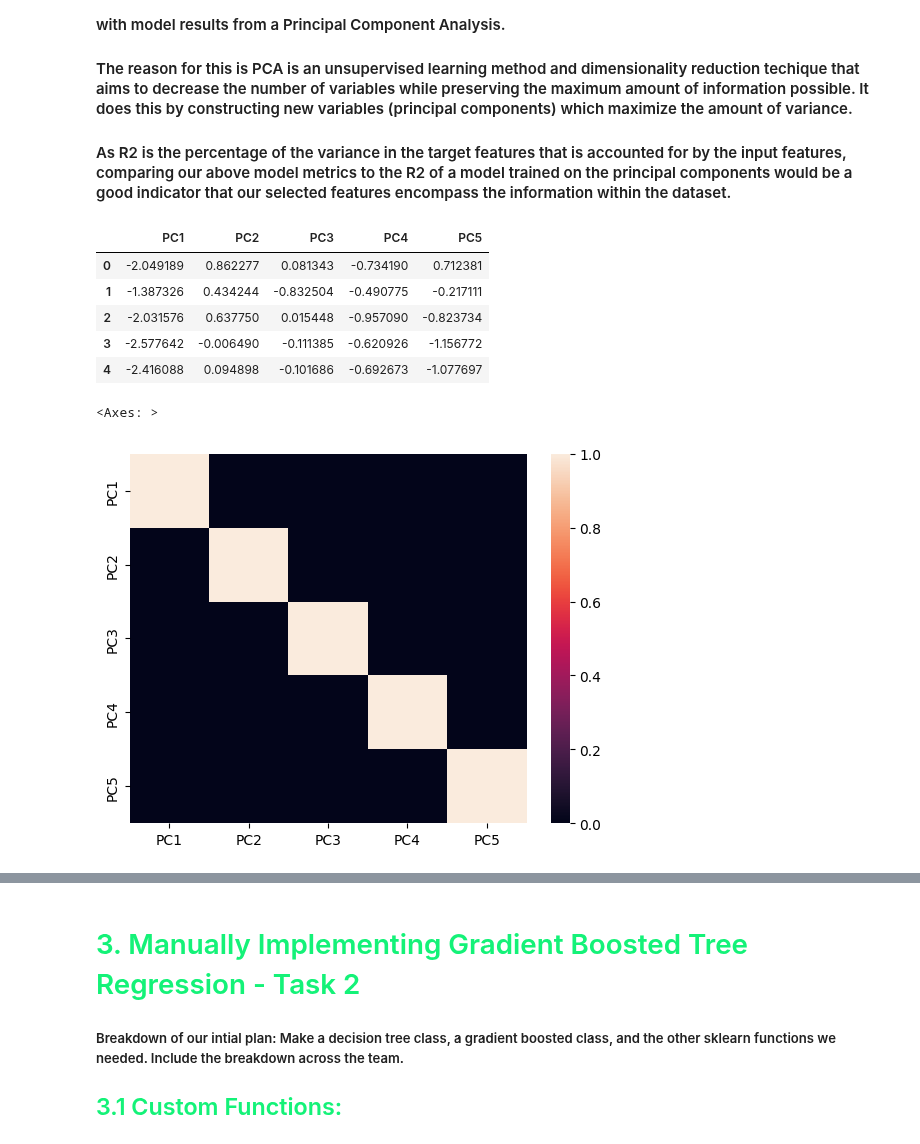
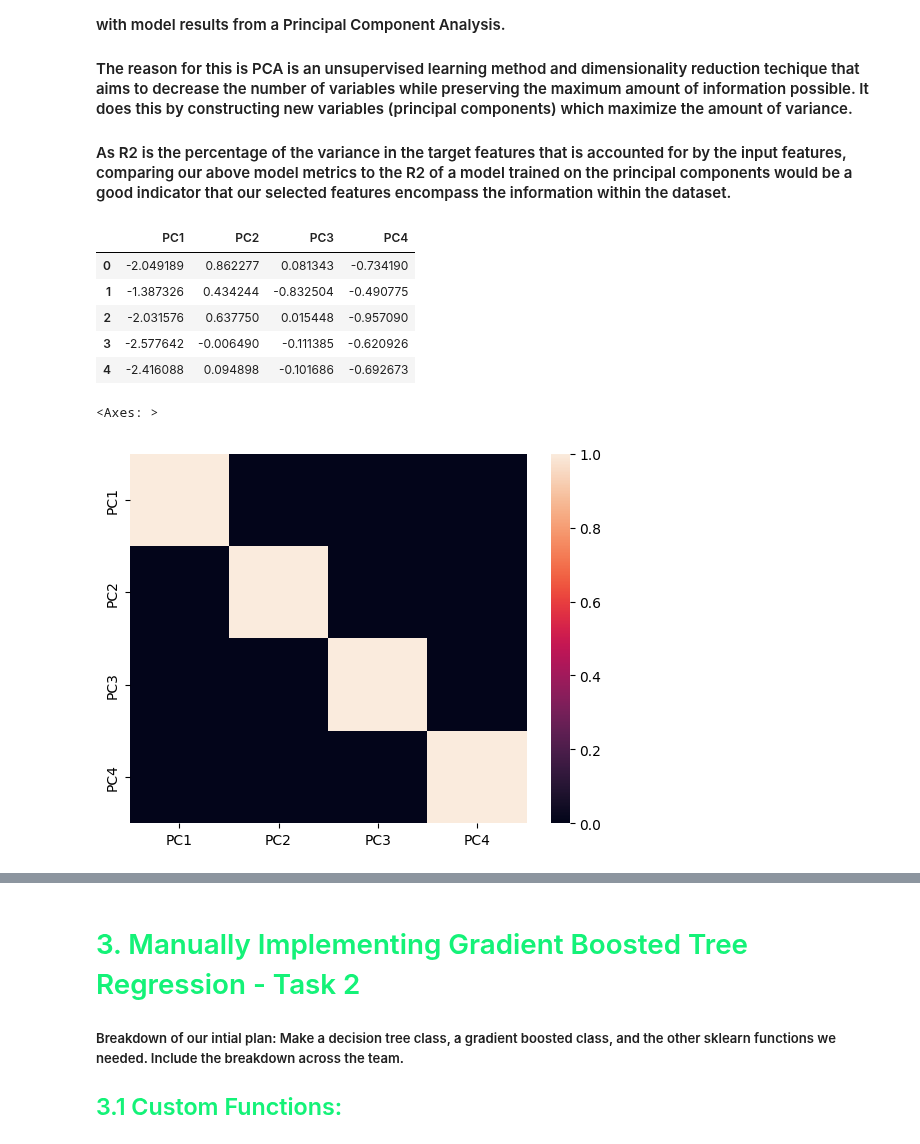
Before and after one commit to emmabland/JPM-Team-Yang, a Jupyter notebook: Final_Presentation.ipynb, the cells around one changed output, grey strips where cells are left out. Cells and saved outputs as stored; diff of their text form; code cells hidden in the pictures.

```diff
--- a/Final_Presentation.ipynb
+++ b/Final_Presentation.ipynb
@@ -236,34 +236,34 @@ R2: 0.8780490966447156
 # %%
 # Split into X and y (df has already had outliers removed)
 pca_x = df[['CRIM', 'ZN', 'INDUS', 'CHAS', 'NOX', 'RM', 'AGE', 'DIS', 'RAD', 'TAX', 'PTRATIO', 'LSTAT']]
 pca_y = df['MEDV']
 pca_x.reset_index(drop=True)
 pca_y.reset_index(drop=True)
 
 # Standardize Data (Very important for PCA)
 scaler = StandardScaler()
 pca_scaled = pd.DataFrame(scaler.fit_transform(pca_x))
 pca_scaled.reset_index(drop=True)
 
 # Perform PCA
-pca = PCA(n_components=5) # Init model
+pca = PCA(n_components=4) # Init model
 pca.fit(pca_scaled) # Fit to model
 pca_data = pca.transform(pca_scaled) # Transform data
-pca_data = pd.DataFrame(pca_data, columns = ['PC1', 'PC2', 'PC3', 'PC4', 'PC5']) # Put into DataFrame
+pca_data = pd.DataFrame(pca_data, columns = ['PC1', 'PC2', 'PC3', 'PC4']) # Put into DataFrame
 pca_data.head()
 # %% [output]
-|  | PC1 | PC2 | PC3 | PC4 | PC5 |
-| 0 | -2.049189 | 0.862277 | 0.081343 | -0.734190 | 0.712381 |
-| 1 | -1.387326 | 0.434244 | -0.832504 | -0.490775 | -0.217111 |
-| 2 | -2.031576 | 0.637750 | 0.015448 | -0.957090 | -0.823734 |
-| 3 | -2.577642 | -0.006490 | -0.111385 | -0.620926 | -1.156772 |
-| 4 | -2.416088 | 0.094898 | -0.101686 | -0.692673 | -1.077697 |
+|  | PC1 | PC2 | PC3 | PC4 |
+| 0 | -2.049189 | 0.862277 | 0.081343 | -0.734190 |
+| 1 | -1.387326 | 0.434244 | -0.832504 | -0.490775 |
+| 2 | -2.031576 | 0.637750 | 0.015448 | -0.957090 |
+| 3 | -2.577642 | -0.006490 | -0.111385 | -0.620926 |
+| 4 | -2.416088 | 0.094898 | -0.101686 | -0.692673 |
 # %%
 # Correlation between features after PCA
 sns.heatmap(pca_data.corr())
 # %% [output]
 <Axes: >
-[figure, old version]
+[figure, new version]
 # %%
 # Composition of each PC
 fig, ax = plt.subplots()
```
Also changed, not shown: parts of 3 cells of this notebook, 1 other file.
